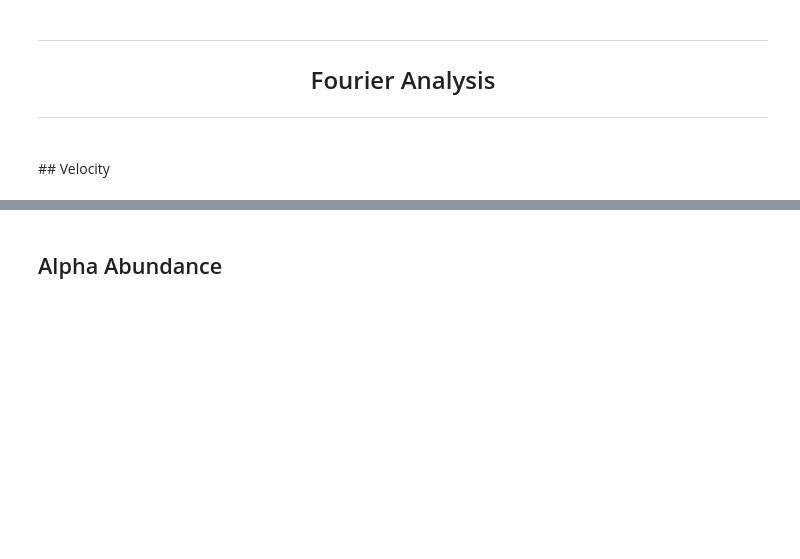
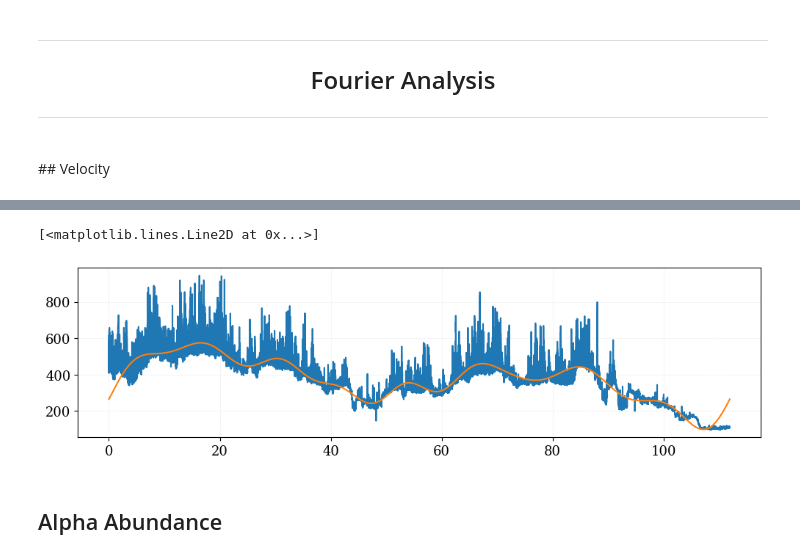
Before and after one commit to TristanVrg/patch-composition, a Jupyter notebook: patch-psp.ipynb, the cells around one changed output, grey strips where cells are left out. Drawn from its saved outputs; the diff is of its cells as text; code cells hidden in the pictures; blank space fills up the shorter version.

```diff
--- a/patch-psp.ipynb
+++ b/patch-psp.ipynb
@@ -244,8 +242,11 @@ fft_vr[12:] = 0.0 # Bale et al. 2023
 # %%
 filter_data_vr = np.fft.irfft(fft_vr)
 fig, ax = plt.subplots(figsize=(12, 3))
 ax.plot(s_psp_new, v_r_new)
-ax.plot(s_psp_new[:-1], filter_data_vr)
+ax.plot(s_psp_new, filter_data_vr)
+# %% [output]
+[<matplotlib.lines.Line2D at 0x...>]
+[figure, added]
 # %% [markdown]
 ## Alpha Abundance
 # %%
```
Also changed, not shown: parts of 8 cells of this notebook, 2 other files.
